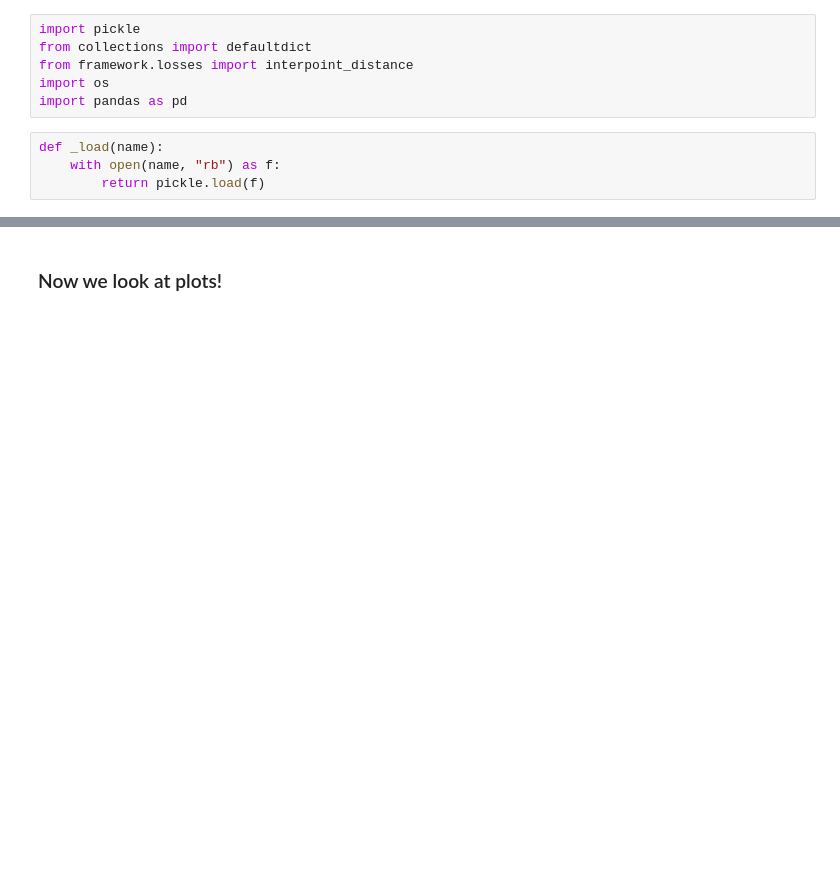
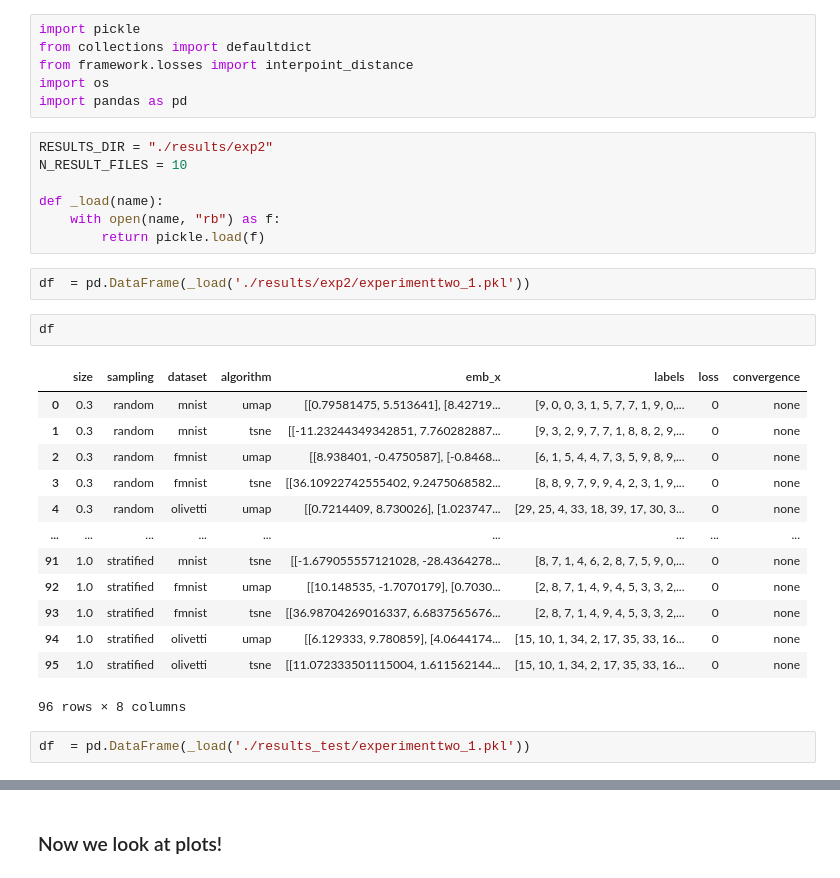
Before and after one commit to raghavmecheri/DimConvergence, a Jupyter notebook: ExperimentTwo - Analysis.ipynb, the cells around one changed output, grey strips where cells are left out. Cells and saved outputs as stored; diff of their text form; blank space fills up the shorter version.

```diff
--- a/ExperimentTwo - Analysis.ipynb
+++ b/ExperimentTwo - Analysis.ipynb
@@ -7,6 +7,29 @@ from framework.losses import interpoint_distance
 import os
 import pandas as pd
 # %%
+RESULTS_DIR = "./results/exp2"
+N_RESULT_FILES = 10
+
 def _load(name):
     with open(name, "rb") as f:
         return pickle.load(f)
+# %%
+df  = pd.DataFrame(_load('./results/exp2/experimenttwo_1.pkl'))
+# %%
+df
+# %% [output]
+|  | size | sampling | dataset | algorithm | emb_x | labels | loss | convergence |
+| 0 | 0.3 | random | mnist | umap | [[0.79581475, 5.513641], [8.42719... | [9, 0, 0, 3, 1, 5, 7, 7, 1, 9, 0,... | 0 | none |
+| 1 | 0.3 | random | mnist | tsne | [[-11.23244349342851, 7.760282887... | [9, 3, 2, 9, 7, 7, 1, 8, 8, 2, 9,... | 0 | none |
+| 2 | 0.3 | random | fmnist | umap | [[8.938401, -0.4750587], [-0.8468... | [6, 1, 5, 4, 4, 7, 3, 5, 9, 8, 9,... | 0 | none |
+| 3 | 0.3 | random | fmnist | tsne | [[36.10922742555402, 9.2475068582... | [8, 8, 9, 7, 9, 9, 4, 2, 3, 1, 9,... | 0 | none |
+| 4 | 0.3 | random | olivetti | umap | [[0.7214409, 8.730026], [1.023747... | [29, 25, 4, 33, 18, 39, 17, 30, 3... | 0 | none |
+| ... | ... | ... | ... | ... | ... | ... | ... | ... |
+| 91 | 1.0 | stratified | mnist | tsne | [[-1.679055557121028, -28.4364278... | [8, 7, 1, 4, 6, 2, 8, 7, 5, 9, 0,... | 0 | none |
+| 92 | 1.0 | stratified | fmnist | umap | [[10.148535, -1.7070179], [0.7030... | [2, 8, 7, 1, 4, 9, 4, 5, 3, 3, 2,... | 0 | none |
+| 93 | 1.0 | stratified | fmnist | tsne | [[36.98704269016337, 6.6837565676... | [2, 8, 7, 1, 4, 9, 4, 5, 3, 3, 2,... | 0 | none |
+| 94 | 1.0 | stratified | olivetti | umap | [[6.129333, 9.780859], [4.0644174... | [15, 10, 1, 34, 2, 17, 35, 33, 16... | 0 | none |
+| 95 | 1.0 | stratified | olivetti | tsne | [[11.072333501115004, 1.611562144... | [15, 10, 1, 34, 2, 17, 35, 33, 16... | 0 | none |
+96 rows × 8 columns
+# %%
+df  = pd.DataFrame(_load('./results_test/experimenttwo_1.pkl'))
```
Also changed, not shown: parts of 9 cells of this notebook.
